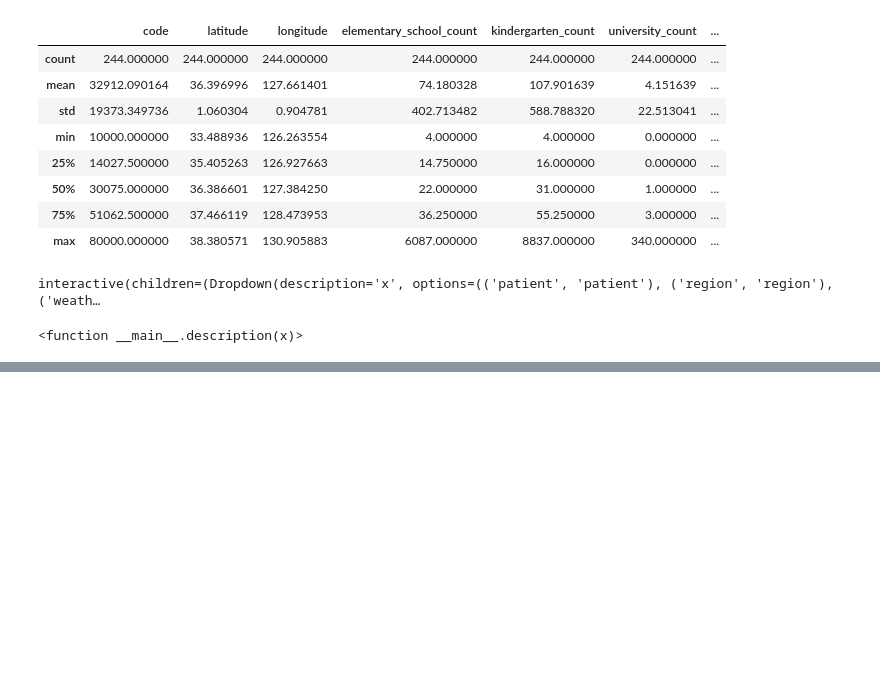
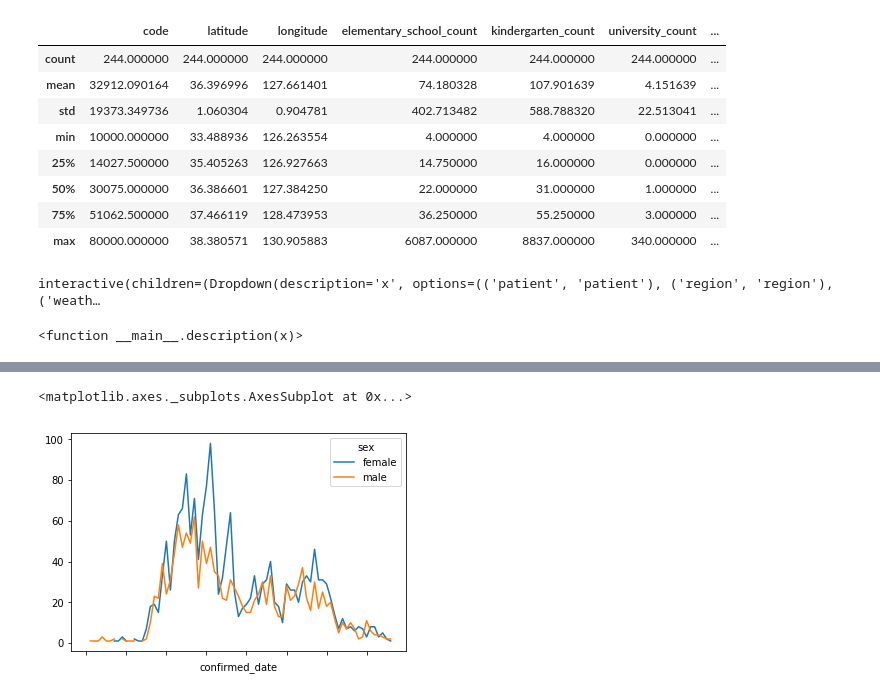
Before and after one commit to infoshareacademy/jdsz5-outdated, a Jupyter notebook: python/app_outdated.ipynb, the cells around one changed output, grey strips where cells are left out. Saved outputs shown, nothing was run; the diff lists cells and outputs as text; code cells hidden in the pictures; blank space fills up the shorter version.

```diff
--- a/python/app_outdated.ipynb
+++ b/python/app_outdated.ipynb
@@ -68,0 +78,6 @@ interactive(children=(Dropdown(description='x', options=(('patient', 'patient'),
+# %%
+# Argument 'aggfunc' ustawiony domyslnie jako 'count'
+line_plot(patient, 'confirmed_date', 'sex', 'patient_id', 'count')
+# %% [output]
+<matplotlib.axes._subplots.AxesSubplot at 0x...>
+[figure, added]
```
Also changed, not shown: parts of 4 cells of this notebook, 1 other file.
